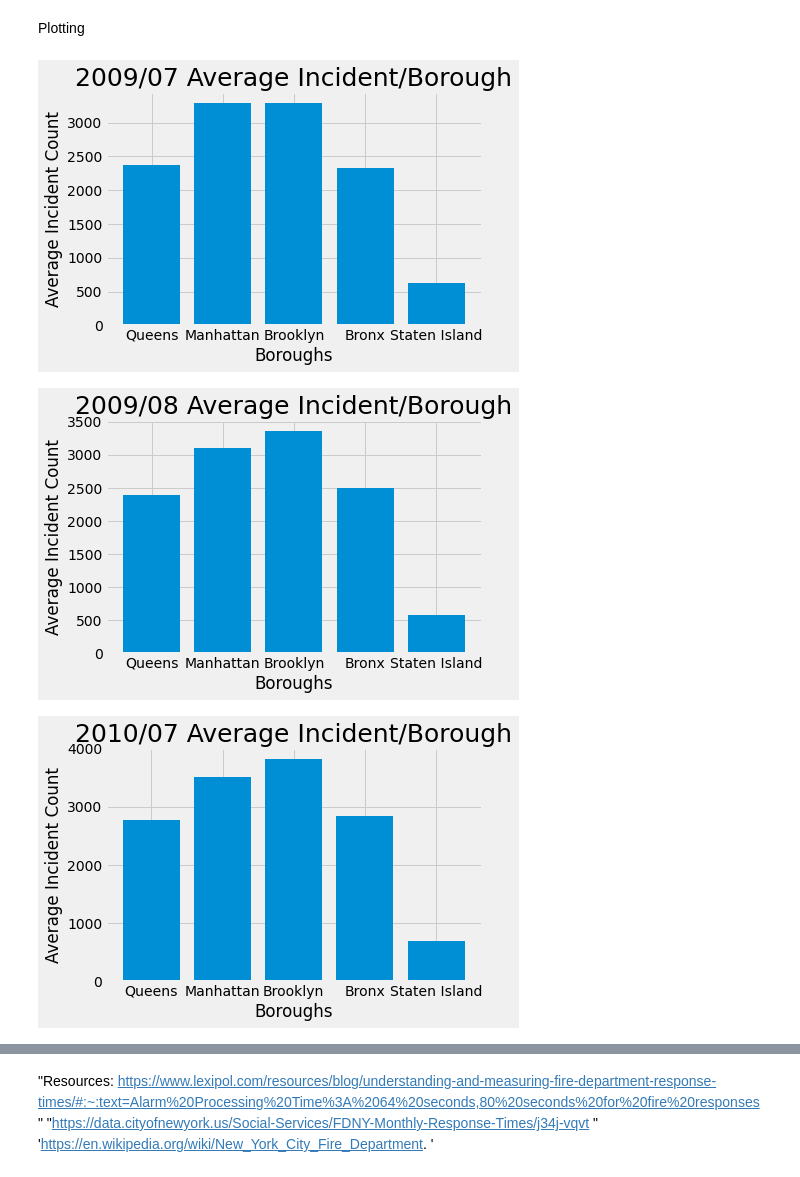
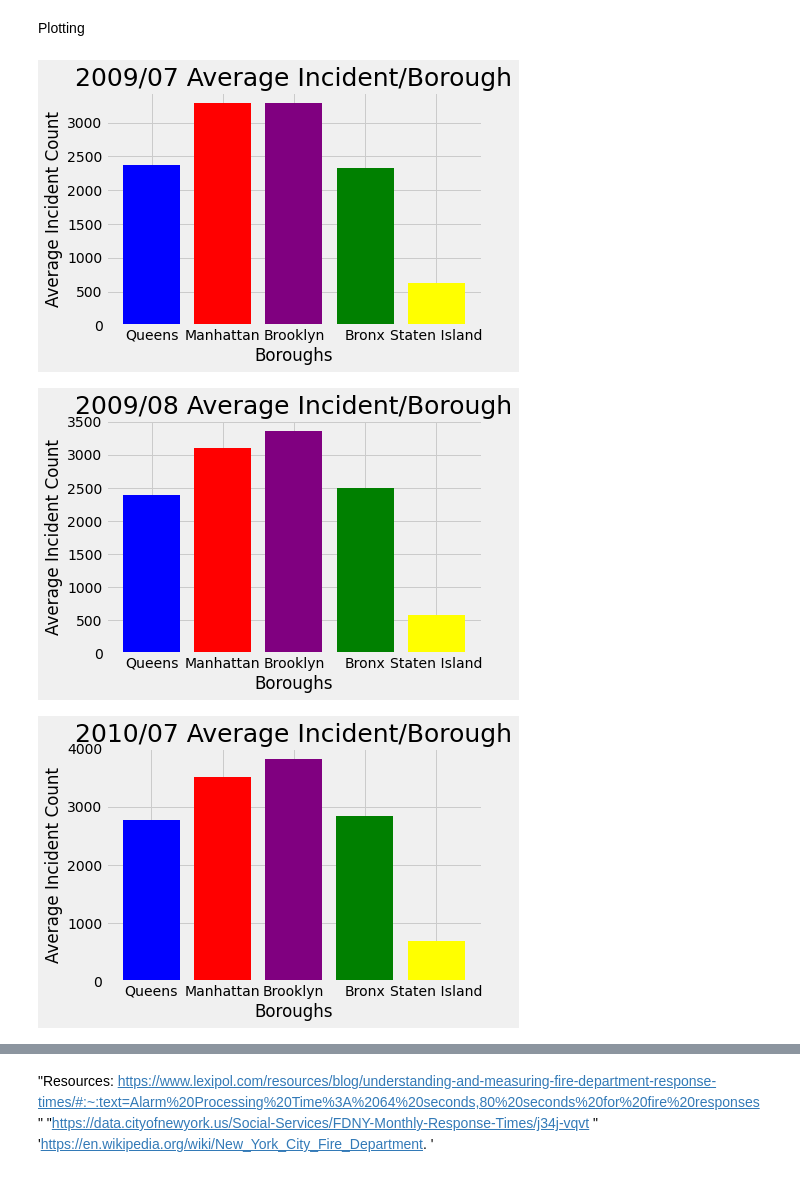
Before and after one commit to Amiris17/DS, a Jupyter notebook: DS.ipynb, the cells around one changed output, grey strips where cells are left out. Drawn from its saved outputs; the diff is of its cells as text; code cells hidden in the pictures.

```diff
--- a/DS.ipynb
+++ b/DS.ipynb
@@ -173,30 +175,30 @@ test_Year2_month2['Average Incident Count']=Queens_Incidents1008,Manhattan_Incid
 <Font size=50> Plotting
 # %%
 
-plt.bar(test['Boroughs'],test['Average Incident Count'])
+plt.bar(test['Boroughs'],test['Average Incident Count'],color=['Blue','Red','Purple','Green','Yellow'])
 plt.xlabel('Boroughs')
 plt.ylabel('Average Incident Count')
 plt.title('2009/07 Average Incident/Borough',fontname= 'Freestyle Script',size=25)
 plt.show()
 
-plt.bar(test2['Boroughs'],test2['Average Incident Count'])
+plt.bar(test2['Boroughs'],test2['Average Incident Count'],color=['Blue','Red','Purple','Green','Yellow'])
 plt.xlabel('Boroughs')
 plt.ylabel('Average Incident Count')
-plt.title('2009/08 Average Incident/Borough',fontname= 'Freestyle Script',size=25)
+plt.title('2009/08 Average Incident/Borough',fontname= 'Freestyle Script',size=25,)
 plt.show()
 
-plt.bar(test_Year2['Boroughs'],test_Year2['Average Incident Count'])
+plt.bar(test_Year2['Boroughs'],test_Year2['Average Incident Count'],color=['Blue','Red','Purple','Green','Yellow'])
 plt.xlabel('Boroughs')
 plt.ylabel('Average Incident Count')
 plt.title('2010/07 Average Incident/Borough',fontname= 'Freestyle Script',size=25)
 plt.show()
 
-plt.bar(test_Year2_month2['Boroughs'],test_Year2_month2['Average Incident Count'])
+plt.bar(test_Year2_month2['Boroughs'],test_Year2_month2['Average Incident Count'],color=['Blue','Red','Purple','Green','Yellow'])
 plt.xlabel('Boroughs')
 plt.ylabel('Average Incident Count')
 plt.title('2010/08 Average Incident/Borough',fontname= 'Freestyle Script',size=25)
 plt.show()
 # %% [output]
-[figure, old version]
+[figure, new version]
-[figure, old version]
+[figure, new version]
-[figure, old version]
+[figure, new version]
```
Also changed, not shown: parts of 2 cells of this notebook.
